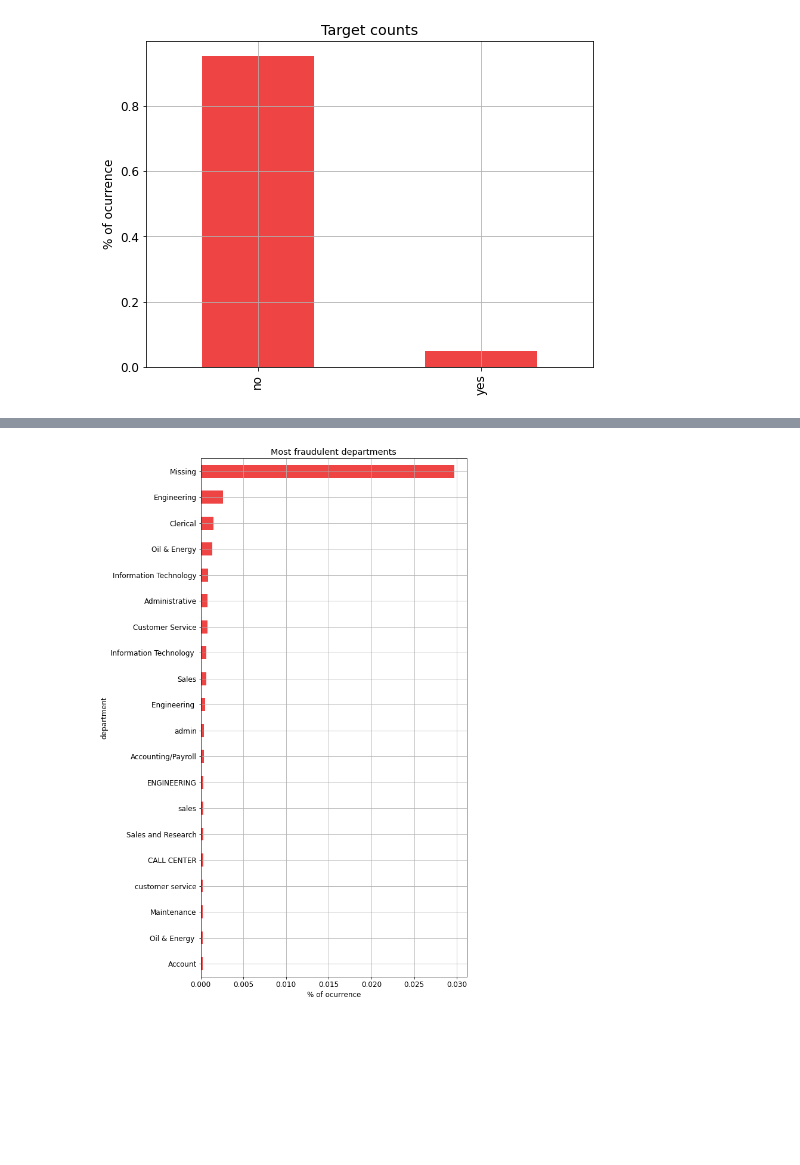
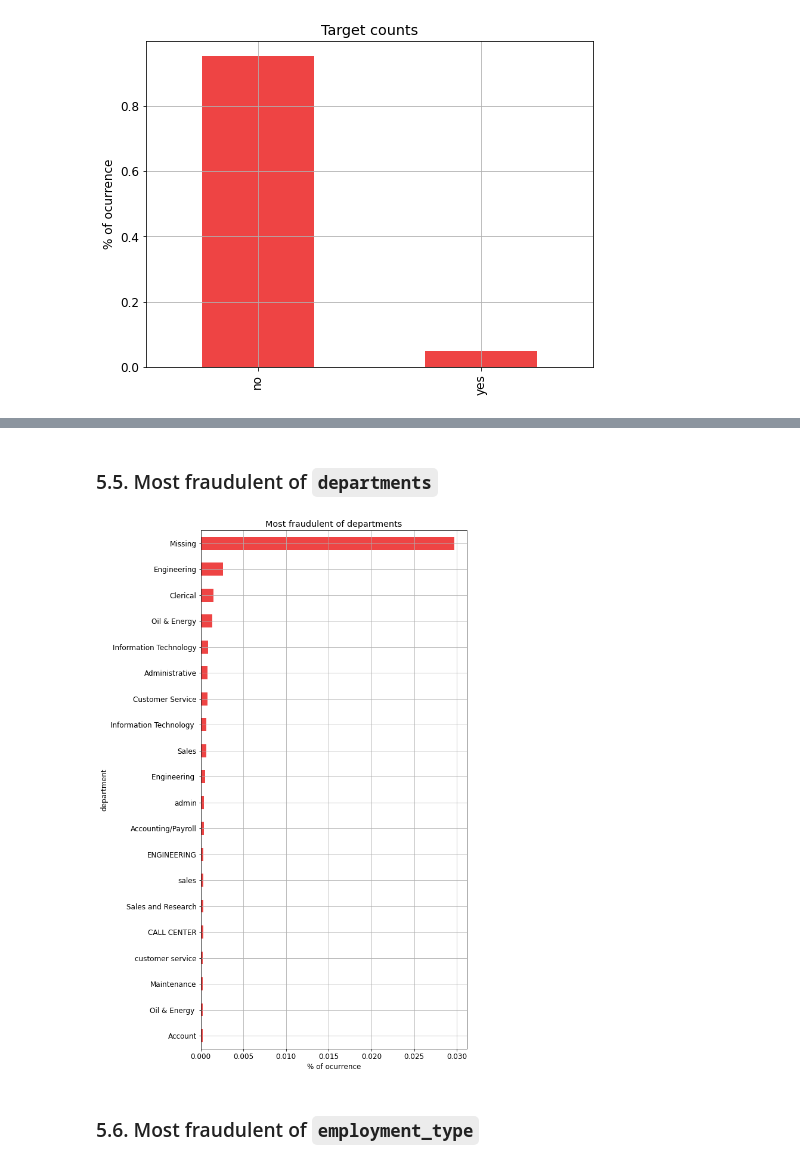
Before and after one commit to FelixLuciano/Fake-JobPosting-Prediction, a Jupyter notebook: notebooks/Exploratory_analysis.ipynb, the cells around one changed output, grey strips where cells are left out. Drawn from its saved outputs; the diff is of its cells as text; code cells hidden in the pictures; blank space fills up the shorter version.

```diff
--- a/notebooks/Exploratory_analysis.ipynb
+++ b/notebooks/Exploratory_analysis.ipynb
@@ -42,6 +82,5 @@ df.shape
 # %%
-categories = {
-    "telecommuting": ["no", "yes"],
+categories = {   "telecommuting": ["no", "yes"],
     "has_company_logo": ["no", "yes"],
     "has_questions": ["no", "yes"],
     "fraudulent": ["no", "yes"]
@@ -50,4 +89,7 @@ categories = {
 for column, column_categories in categories.items():
     df[column] = df[column].astype("category")
     df[column].cat.categories = column_categories
+
+del df["location"]
+del df["salary_range"]
 # %% [markdown]
@@ -107,0 +182,14 @@ plt.show()
+# %%
+# Calculate the "has_company_logo" columns cross table regarding the target variable in a normalized form
+has_company_logo_cross = pd.crosstab(df["has_company_logo"], df["fraudulent"], normalize=True)
+
+# Filters the positive occurences
+has_company_logo_cross_filtered = has_company_logo_cross["yes"]
+
+# Plot a horizontal bar chart with the obtained values
+plt.figure(figsize=(8, 6))
+has_company_logo_cross_filtered.plot(title="Most fraudulent of has_company_logo", kind="bar", color="#E44", fontsize="12", grid=True)
+plt.xlabel("% of ocurrence")
+plt.rcParams["font.size"] = "12"
+plt.savefig("plots/most_fraudulent_company_logos.png", dpi=300)
+plt.show()
@@ -107,0 +200,14 @@ plt.show()
+# %%
+# Calculate the "has_questions" columns cross table regarding the target variable in a normalized form
+has_questions_cross = pd.crosstab(df["has_questions"], df["fraudulent"], normalize=True)
+
+# Filters the positive occurences
+has_questions_cross_filtered = has_questions_cross["yes"]
+
+# Plot a horizontal bar chart with the obtained values
+plt.figure(figsize=(8, 6))
+has_questions_cross_filtered.plot(title="Most fraudulent of has_questions", kind="bar", color="#E44", fontsize="12", grid=True)
+plt.xlabel("% of ocurrence")
+plt.rcParams["font.size"] = "12"
+plt.savefig("plots/most_fraudulent_company_logos.png", dpi=300)
+plt.show()
@@ -108,14 +216,22 @@ plt.show()
+# %% [markdown]
+### 5.5. Most fraudulent of `departments`
 # %%
+# Calculate the "department" columns cross table regarding the target variable in a normalized form
 department_cross = pd.crosstab(df["department"], df["fraudulent"], normalize=True)
+
+# Filters the 20 largest positive occurences in decreasing order
 department_cross_filtered = department_cross["yes"].sort_values(ascending=False).iloc[0:20]
 
+# Plot a horizontal bar chart with the obtained values
 plt.figure(figsize=(8, 16))
-department_cross_filtered.plot(title="Most fraudulent departments", kind="barh", color="#E44", fontsize="12", grid=True)
+department_cross_filtered.plot(title="Most fraudulent of departments", kind="barh", color="#E44", fontsize="12", grid=True)
 plt.xlabel("% of ocurrence")
 plt.gca().invert_yaxis()
 plt.rcParams["font.size"] = "12"
 plt.savefig("plots/most_fraudulent_job_departments.png", dpi=300)
 plt.show()
 # %% [output]
-[figure, old version]
+[figure, new version]
+# %% [markdown]
+### 5.6. Most fraudulent of `employment_type`
 # %%
```
Also changed, not shown: parts of 35 cells of this notebook, 20 other files.
